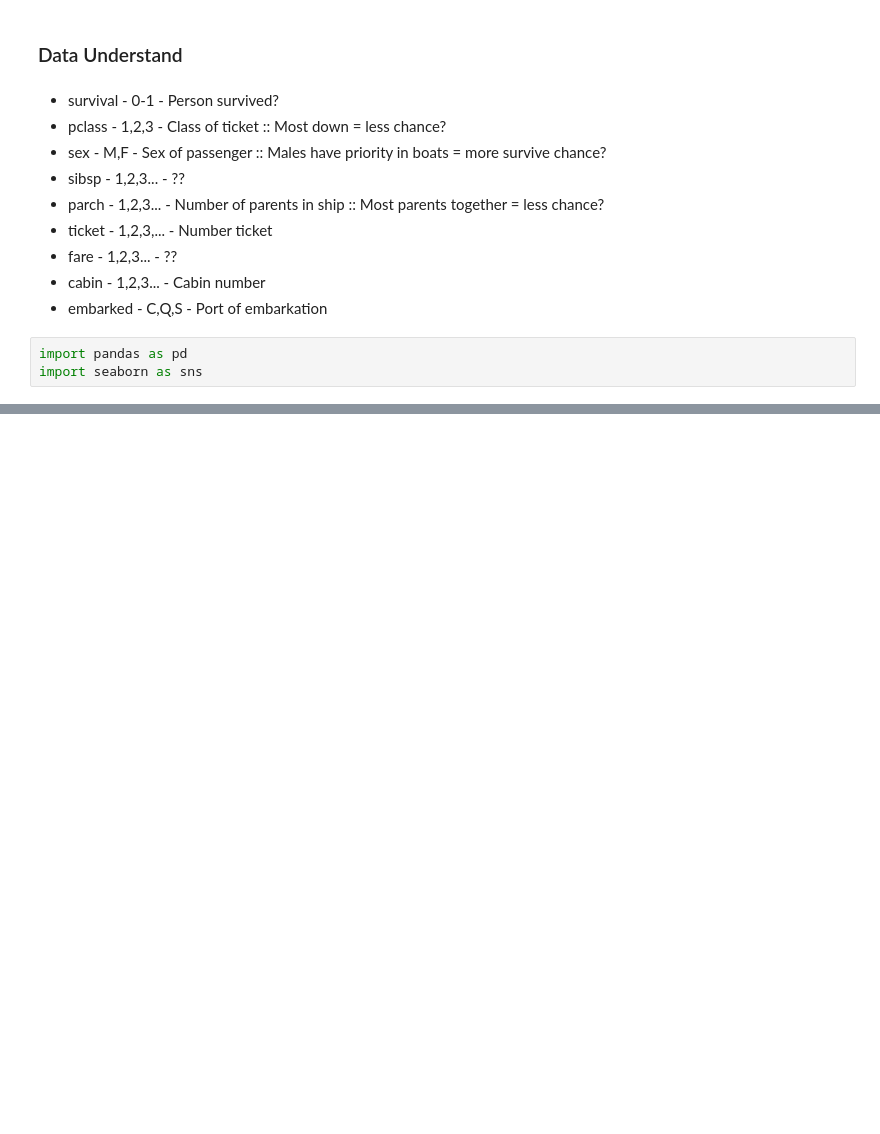
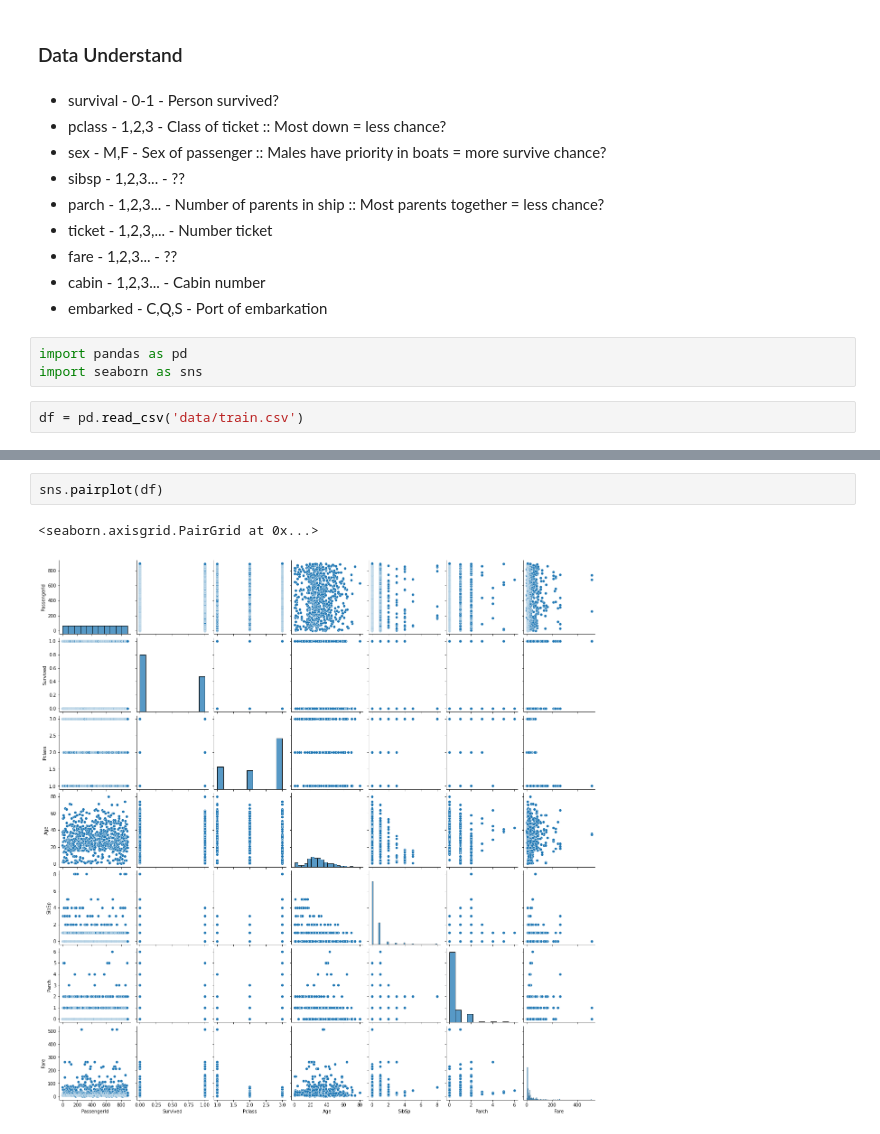
Before and after one commit to GCardoso-lab/titanic-case, a Jupyter notebook: Main.ipynb, the cells around one changed output, grey strips where cells are left out. Cells and saved outputs as stored; diff of their text form; blank space fills up the shorter version.

```diff
--- a/Main.ipynb
+++ b/Main.ipynb
@@ -23,3 +23,5 @@
 # %%
 import pandas as pd
 import seaborn as sns
+# %%
+df = pd.read_csv('data/train.csv')
@@ -25,0 +37,5 @@ import seaborn as sns
+# %%
+sns.pairplot(df)
+# %% [output]
+<seaborn.axisgrid.PairGrid at 0x...>
+[figure, added]
```
Also changed, not shown: parts of 1 cell of this notebook.
